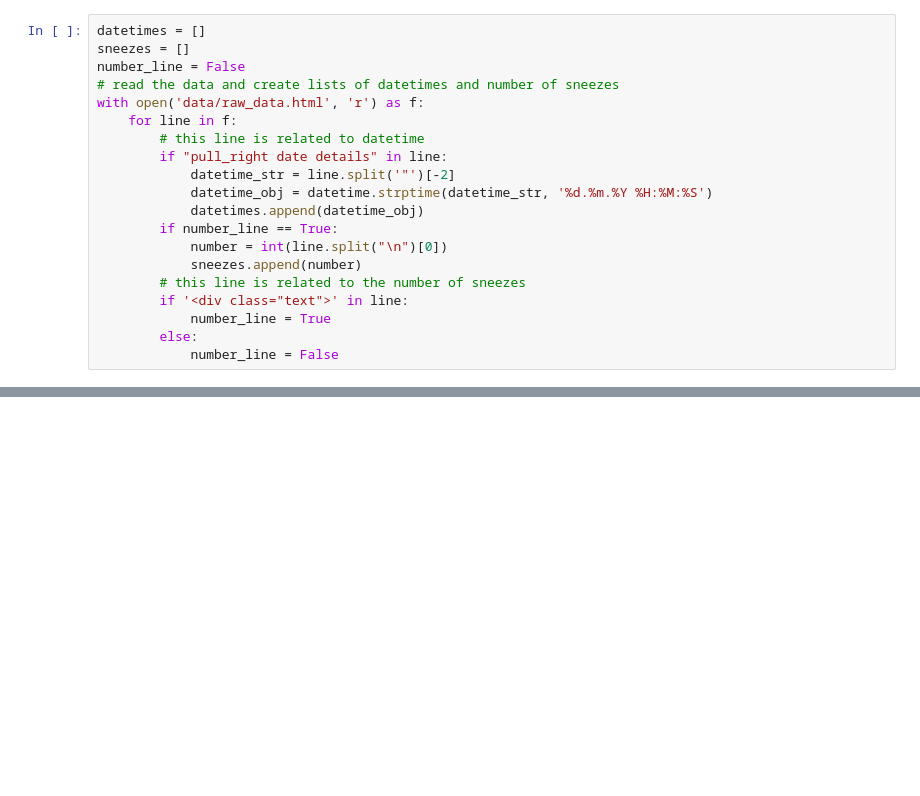
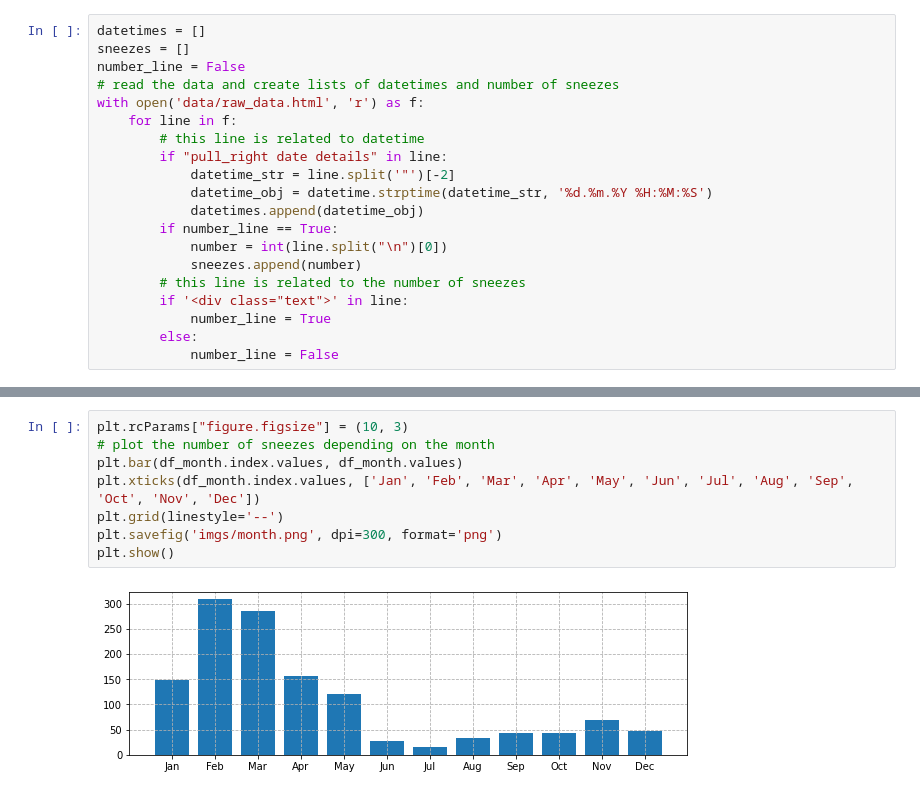
Before and after one commit to adriahf/sneeze-counter, a Jupyter notebook: main.ipynb, the cells around one changed output, grey strips where cells are left out. Cells and saved outputs as stored; diff of their text form; blank space fills up the shorter version.

```diff
--- a/main.ipynb
+++ b/main.ipynb
@@ -25,0 +111,10 @@ df = pd.DataFrame(list(zip(datetimes, sneezes)), columns=['datetimes','sneezes']
+# %%
+plt.rcParams["figure.figsize"] = (10, 3)
+# plot the number of sneezes depending on the month
+plt.bar(df_month.index.values, df_month.values)
+plt.xticks(df_month.index.values, ['Jan', 'Feb', 'Mar', 'Apr', 'May', 'Jun', 'Jul', 'Aug', 'Sep', 'Oct', 'Nov', 'Dec'])
+plt.grid(linestyle='--')
+plt.savefig('imgs/month.png', dpi=300, format='png')
+plt.show()
+# %% [output]
+[figure, added]
```
Also changed, not shown: parts of 11 cells of this notebook, 7 other files.
